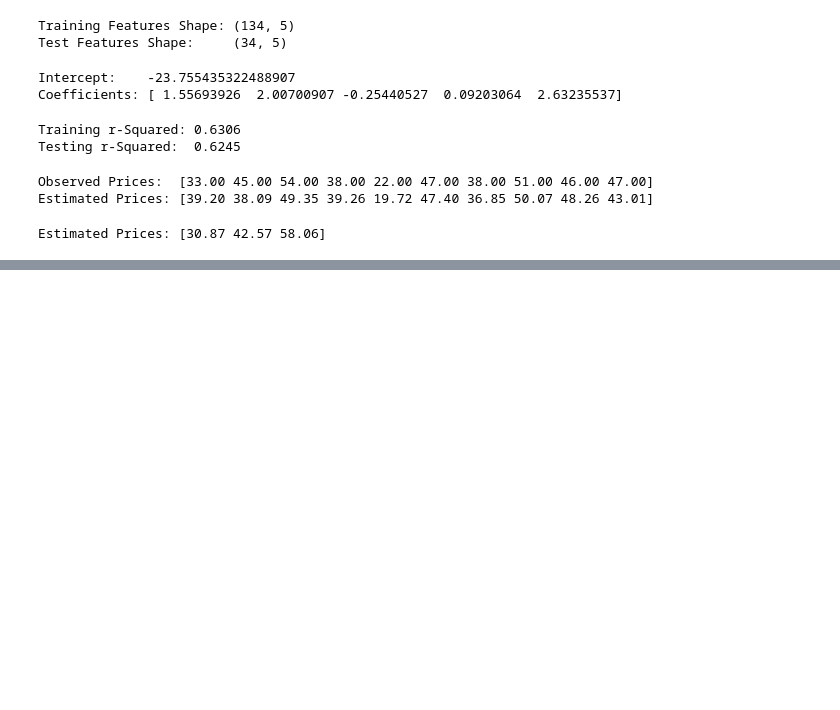
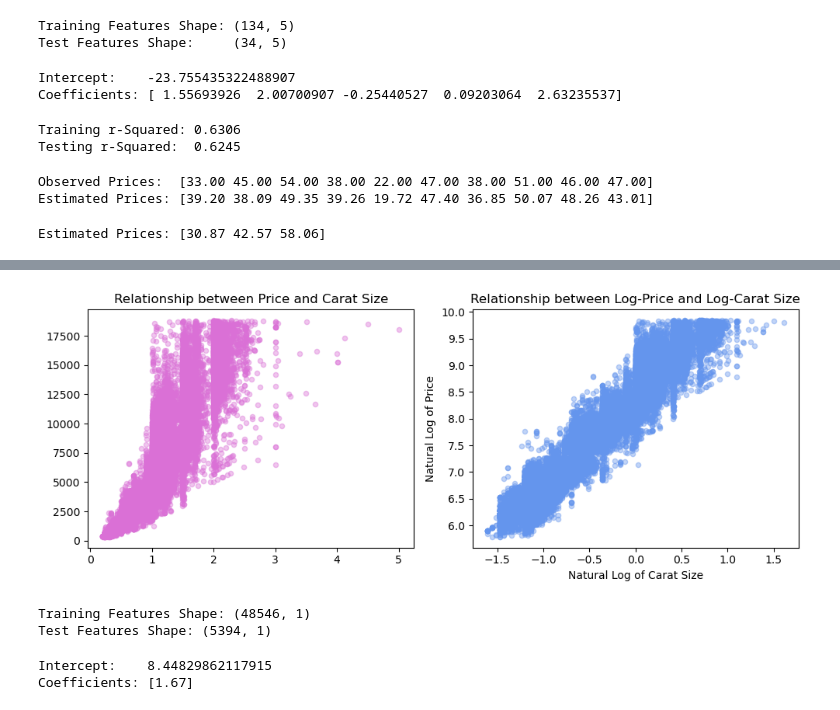
Before and after one commit to slylockfox/Maryville-DSCI-503-2, a Jupyter notebook: HW_07_Snyder.ipynb, the cells around one changed output, grey strips where cells are left out. Saved outputs shown, nothing was run; the diff lists cells and outputs as text; code cells hidden in the pictures; blank space fills up the shorter version.

```diff
--- a/HW_07_Snyder.ipynb
+++ b/HW_07_Snyder.ipynb
@@ -82,0 +87,6 @@ Estimated Prices: [30.87 42.57 58.06]
+# %%
+# Load the data stored in the tab-delimited file diamonds.txt into a DataFrame named diamonds.
+diamonds = pd.read_table('diamonds.txt')
+
+# Use head() to display the first 5 rows of this DataFrame.
+diamonds.head()
@@ -82,0 +100,7 @@ Estimated Prices: [30.87 42.57 58.06]
+# %%
+# Add two new columns to diamonds. The new columns should be named ln_carat and ln_price, and should contain the natural logarithms of the carat and price columns.
+diamonds.loc[:, 'ln_carat'] = np.log(diamonds.carat)
+diamonds.loc[:, 'ln_price'] = np.log(diamonds.price)
+
+# Use head() to display the first 5 rows of diamonds.
+diamonds.head()
@@ -82,0 +114,61 @@ Estimated Prices: [30.87 42.57 58.06]
+# %%
+# Set a figure size of [10,4].
+plt.figure(figsize=[10,4])
+
+# Create two side-by-side scatterplots. The first scatter plot should display the relationship between carat and price,
+plt.subplot(1,2,1)
+
+# Set the point size to 20, and the alpha level to 0.2. Do not include a border on the points.
+plt.scatter(x=diamonds.carat, y=diamonds.price, s=20, alpha=0.4, color='orchid')
+
+# The plots should be titled "Relationship between Price and Carat Size"
+plt.title('Relationship between Price and Carat Size')
+
+# the second scatterplot should display the relationship between the transformed variables.
+plt.subplot(1,2,2)
+plt.scatter(x=diamonds.ln_carat, y=diamonds.ln_price, s=20, alpha=0.4, color='cornflowerblue')
+
+# and "Relationship between Log-Price and Log-Carat Size".
+plt.title('Relationship between Log-Price and Log-Carat Size')
+
+# The axes should be labeled "Carat Size", "Price",
+plt.xlabel('Carat Size')
+plt.ylabel('Price')
+
+# "Natural Log of Carat Size", and "Natural Log of Price".
+plt.xlabel('Natural Log of Carat Size')
+plt.ylabel('Natural Log of Price')
+
+# Call plt.tight_layout() and then use plt.show() to display the figure.
+plt.tight_layout()
+plt.show()
+# %% [output]
+[figure, added]
+# %%
+# Create a 2D feature array named X2 containing the relevant feature, as well as a 1D label array named y2 containing the labels.
+X2 = diamonds.loc[:, 'ln_carat'].values
+y2 = diamonds.loc[:, 'ln_price'].values
+
+# Use train_test_split() to split the data into training and testing sets using an 90/10 split. Name the
+# resulting arrays X_train_2, X_test_2, y_train_2, and y_test_2. Set random state=1.
+X_train_2, X_test_2, y_train_2, y_test_2 = train_test_split(X2, y2, test_size = 0.1, random_state=1)
+X_train_2 = X_train_2.reshape(-1, 1)
+X_test_2 = X_test_2.reshape(-1, 1)
+
+# Print the shapes of X_train_2 and X_test_2. Include text labeling the two results as shown below.
+print (f'Training Features Shape: {X_train_2.shape}')
+print (f'Test Features Shape: {X_test_2.shape}')
+# %% [output]
+Training Features Shape: (48546, 1)
+Test Features Shape: (5394, 1)
+# %%
+# Create a linear regression model named dia_mod and then fit it to the training data.
+dia_mod = LinearRegression()
+dia_mod.fit(X_train_2, y_train_2)
+
+# Display the intercepts and coefficients for the final model with text labels as shown below.
+print (f'Intercept:    {dia_mod.intercept_}')
+print (f'Coefficients: {dia_mod.coef_}')
+# %% [output]
+Intercept:    8.44829862117915
+Coefficients: [1.67]
```
Also changed, not shown: parts of 7 cells of this notebook.
